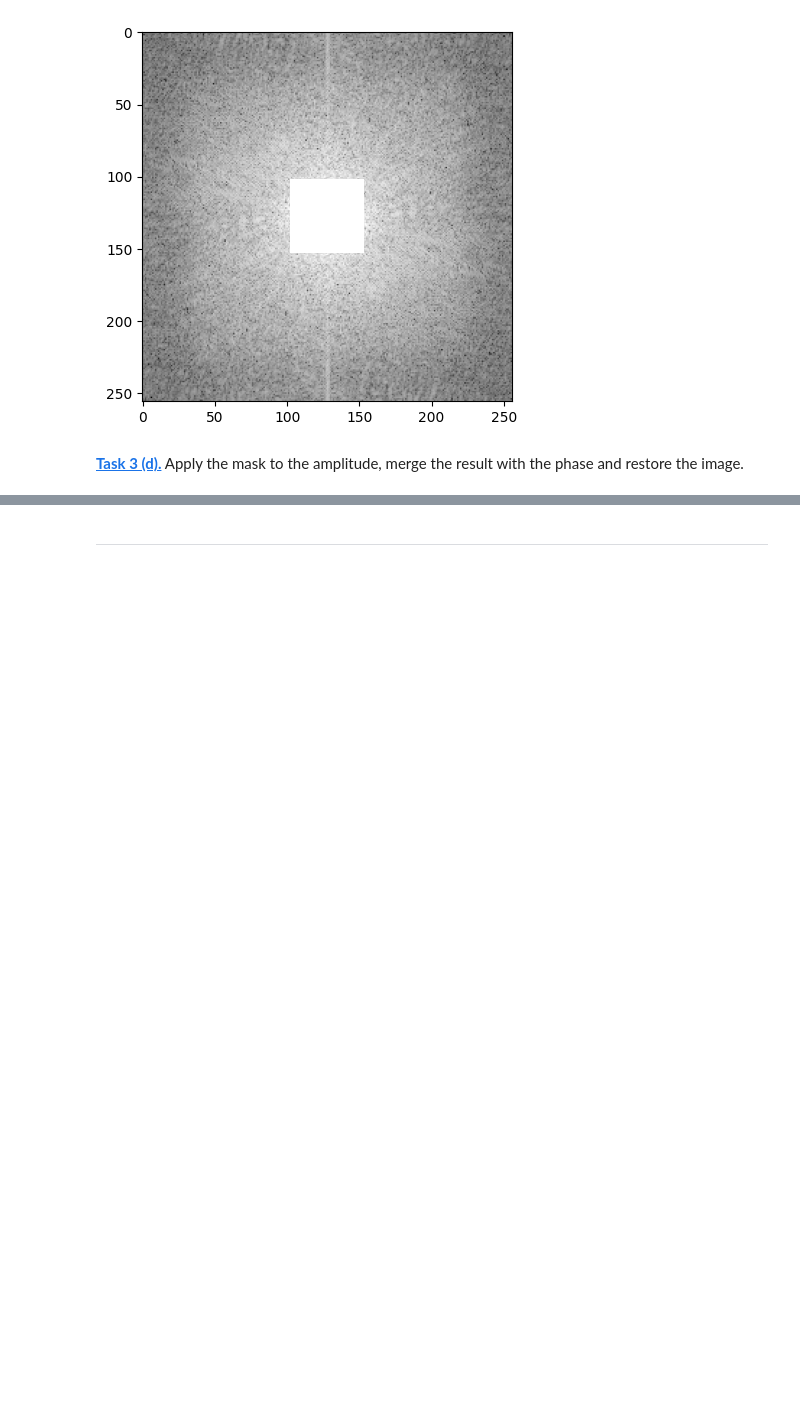
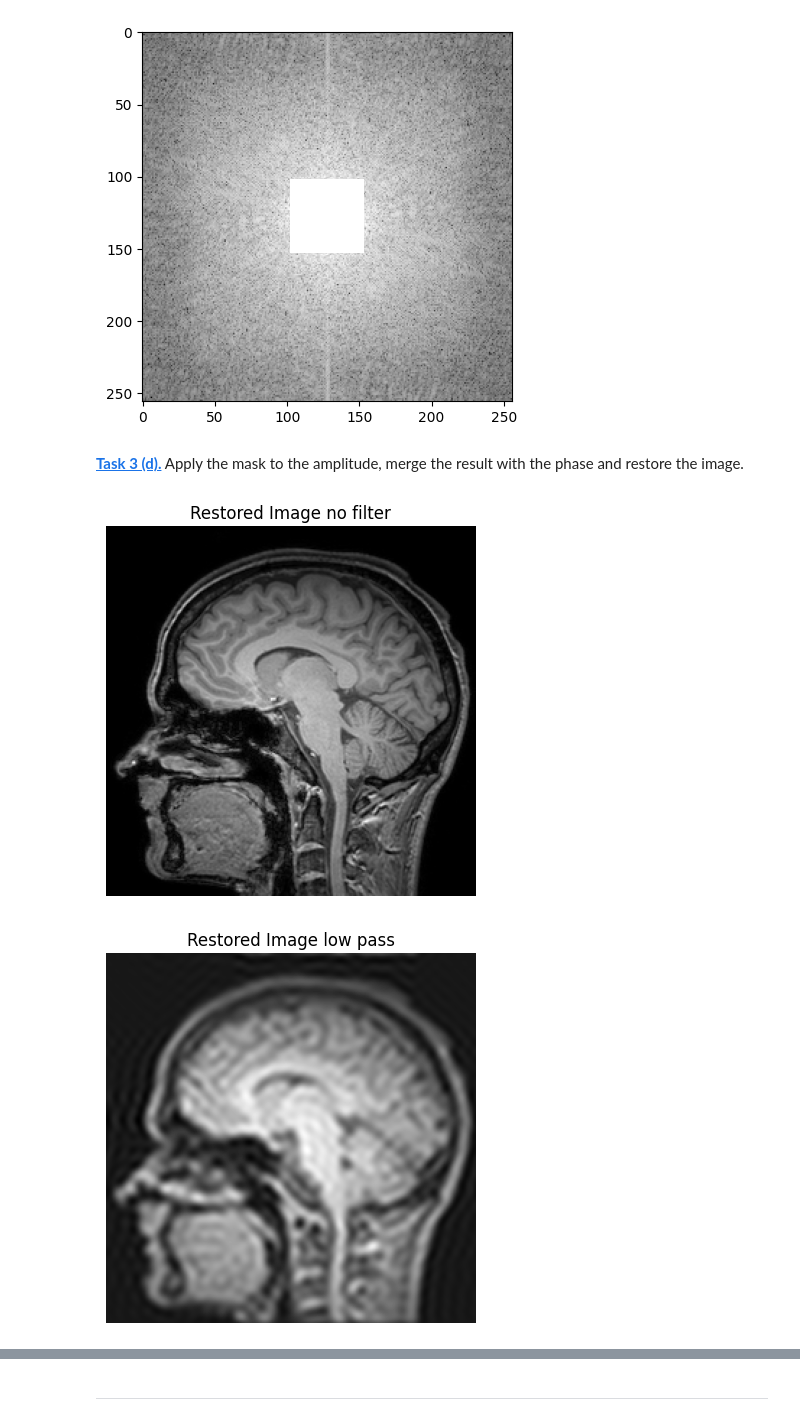
Before and after one commit to lisaduttenhoefer/mobi-fs5-python, a Jupyter notebook: fourier.ipynb, the cells around one changed output, grey strips where cells are left out. Drawn from its saved outputs; the diff is of its cells as text; code cells hidden in the pictures; blank space fills up the shorter version.

```diff
--- a/fourier.ipynb
+++ b/fourier.ipynb
@@ -192,0 +166,47 @@ plt.show()
+# %%
+#no filter
+merged_ct = to_complex_array(ct_amplitude_0, ct_phase_0)
+merged_ct_inverse_0 = np.fft.ifftshift(merged_ct)     #shift in die Mitte rückgängig machen
+merged_ct_restore = np.fft.ifft2(merged_ct_inverse_0)         #Fourir Transform rückgängig
+restored_merged_ct_real = np.real(merged_ct_restore)            #nur die realen Zahlen rausnehmen -> hatte vorher auch nur die
+plt.imshow(restored_merged_ct_real, cmap='gray')               #darstellen in grayscale,...
+plt.title('Restored Image no filter')
+plt.axis('off')
+plt.show()
+
+#low pass filteres
+
+low_pass_ct = mask * ct_amplitude_0
+#mergen low gepasste amplitude & ct phase normal
+merged_ct_lp = to_complex_array(low_pass_ct, ct_phase_0)
+#shift reversen
+merged_inverse_0_ct_lp = np.fft.ifftshift(merged_ct_lp)
+#Fourir Transform rückgängig, apply IFFT
+merged_2_restore_ct_lp = np.fft.ifft2(merged_inverse_0_ct_lp)
+#nur die realen Zahlen
+restored_merged_real_lp = np.real(merged_2_restore_ct_lp)
+ #darstellen in grayscale
+plt.imshow(restored_merged_real_lp, cmap='gray')
+plt.title('Restored Image low pass')
+plt.axis('off')
+plt.show()
+
+#high pass filteres
+
+high_pass_ct = (1-mask) * ct_amplitude_0
+#mergen low gepasste amplitude & ct phase normal
+merged_ct_hp = to_complex_array(low_pass_ct, ct_phase_0)
+#shift reversen
+merged_inverse_0_ct_hp = np.fft.ifftshift(merged_ct_hp)
+#Fourir Transform rückgängig, apply IFFT
+merged_2_restore_ct_hp = np.fft.ifft2(merged_inverse_0_ct_hp)
+#nur die realen Zahlen
+restored_merged_real_hp = np.real(merged_2_restore_ct_hp)
+ #darstellen in grayscale
+plt.imshow(restored_merged_real_hp, cmap='gray')
+plt.title('Restored Image high pass')
+plt.axis('off')
+plt.show()
+# %% [output]
+[figure, added]
+[figure, added]
```
Also changed, not shown: parts of 4 cells of this notebook.
